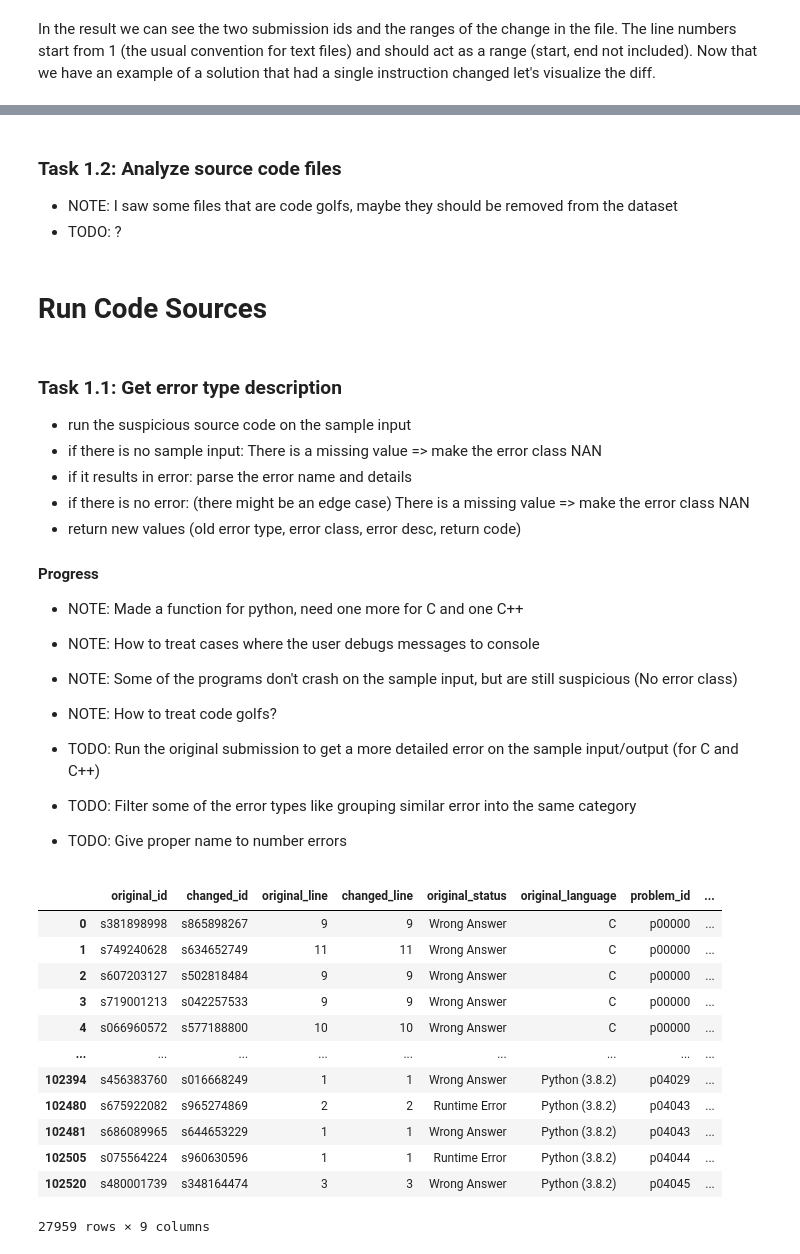
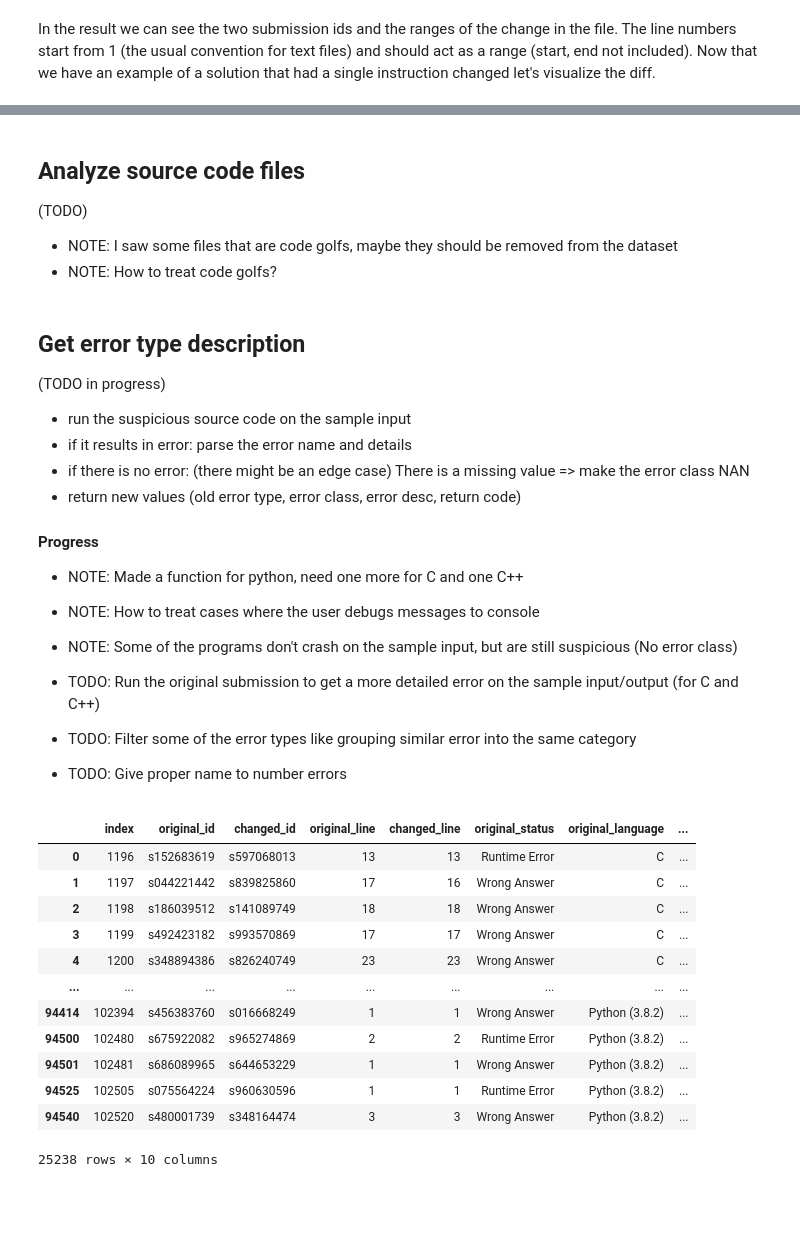
Before and after one commit to alexjercan/bug-detection, a Jupyter notebook: BugDetection.ipynb, the cells around one changed output, grey strips where cells are left out. Saved outputs shown, nothing was run; the diff lists cells and outputs as text; code cells hidden in the pictures; blank space fills up the shorter version.

Commit message:
updated the notebook
added more exploration data
looked at more examples of code
cleaned the problems that had no input samples
cleaned the problems that had no description

```diff
--- a/BugDetection.ipynb
+++ b/BugDetection.ipynb
@@ -107,0 +124,4 @@ We can see that we have around 4000 problems with 2 thirds coming from the AIZU
+# %%
+problem_list_df['time_limit'].fillna(problem_list_df['time_limit'].median(), inplace=True)
+problem_list_df['memory_limit'].fillna(problem_list_df['memory_limit'].median(), inplace=True)
+display(problem_list_df.isna().sum())
@@ -227,0 +413,9 @@ Now it looks like this submission was successful so let's try and find some user
+# %%
+input_mask = [os.path.exists(id2inout(problem_id)) for problem_id in problem_ids]
+input_mask_not = [not x for x in input_mask]
+
+print(f'There are {len(problem_list_df[input_mask_not])} missing input files.')
+print('Missing values for the problems without input')
+display(problem_list_df[input_mask_not].isna().sum())
+print('Missing values for the problems with input')
+display(problem_list_df[input_mask].isna().sum())
@@ -227,0 +462,9 @@ Now it looks like this submission was successful so let's try and find some user
+# %%
+# Since the problems with missing input include those with missing name we can just drop those
+problem_list_df = problem_list_df[input_mask]
+
+print(f"We have {len(problem_list_df)} problems")
+print('The distribution of the datasets is')
+print(problem_list_df['dataset'].value_counts(normalize=True))
+display(problem_list_df.head())
+display(problem_list_df.isna().sum())
@@ -648,8 +1061,6 @@ generated_pairs_path = input_path + 'data.csv'
 # %%
 output = generated_pairs_path
 
-problem_list_df = pd.read_csv(metadata_path + 'problem_list.csv')
-problem_list_df.set_index('id', inplace=True)
 problem_ids = problem_list_df.index.unique()
 
 columns = ['original_id', 'changed_id', 'original_line', 'changed_line', 'original_status', 'original_language']
@@ -760,13 +1172,12 @@ So we can see that after running this preprocessing function on all the problems
 # %% [markdown]
-### Task 1.2: Analyze source code files
+## Analyze source code files
+(TODO)
 - NOTE: I saw some files that are code golfs, maybe they should be removed from the dataset
-- TODO: ?
+- NOTE: How to treat code golfs?
-# %% [markdown]
-# Run Code Sources
 # %% [markdown]
-### Task 1.1: Get error type description
+## Get error type description
+(TODO in progress)
 - run the suspicious source code on the sample input
-- if there is no sample input: There is a missing value => make the error class NAN
 - if it results in error: parse the error name and details
 - if there is no error: (there might be an edge case) There is a missing value => make the error class NAN
 - return new values (old error type, error class, error desc, return code)
@@ -776,41 +1187,35 @@ So we can see that after running this preprocessing function on all the problems
 - NOTE: Made a function for python, need one more for C and one C++
 - NOTE: How to treat cases where the user debugs messages to console
 - NOTE: Some of the programs don't crash on the sample input, but are still suspicious (No error class)
-- NOTE: How to treat code golfs?
 
 - TODO: Run the original submission to get a more detailed error on the sample input/output (for C and C++)
 - TODO: Filter some of the error types like grouping similar error into the same category
 - TODO: Give proper name to number errors
 # %%
-# Load the problem list table as a csv
-problem_list_df = pd.read_csv(metadata_path + 'problem_list.csv')
-problem_list_df.set_index('id', inplace=True)
-
-problem_list_df['time_limit'].fillna(1.0, inplace=True)
 problem_list_df['time_limit_s'] = problem_list_df['time_limit'] / 1000
 
 df = pd.read_csv(generated_pairs_path)
 
 # Eventually I will want to load all languages here
 p_df = df[(df['original_language'] == 'Python3') |
            (df['original_language'] == 'Python') |
            (df['original_language'] == 'Python (3.8.2)') |
            (df['original_language'] == 'C')
            # TODO: ADD C AND C++ HERE after testing in sandbox
          ]
 p_df
 # %% [output]
-|  | original_id | changed_id | original_line | changed_line | original_status | original_language | problem_id | ... |
-| 0 | s381898998 | s865898267 | 9 | 9 | Wrong Answer | C | p00000 | ... |
-| 1 | s749240628 | s634652749 | 11 | 11 | Wrong Answer | C | p00000 | ... |
-| 2 | s607203127 | s502818484 | 9 | 9 | Wrong Answer | C | p00000 | ... |
-| 3 | s719001213 | s042257533 | 9 | 9 | Wrong Answer | C | p00000 | ... |
-| 4 | s066960572 | s577188800 | 10 | 10 | Wrong Answer | C | p00000 | ... |
+|  | index | original_id | changed_id | original_line | changed_line | original_status | original_language | ... |
+| 0 | 1196 | s152683619 | s597068013 | 13 | 13 | Runtime Error | C | ... |
+| 1 | 1197 | s044221442 | s839825860 | 17 | 16 | Wrong Answer | C | ... |
+| 2 | 1198 | s186039512 | s141089749 | 18 | 18 | Wrong Answer | C | ... |
+| 3 | 1199 | s492423182 | s993570869 | 17 | 17 | Wrong Answer | C | ... |
+| 4 | 1200 | s348894386 | s826240749 | 23 | 23 | Wrong Answer | C | ... |
 | ... | ... | ... | ... | ... | ... | ... | ... | ... |
-| 102394 | s456383760 | s016668249 | 1 | 1 | Wrong Answer | Python (3.8.2) | p04029 | ... |
-| 102480 | s675922082 | s965274869 | 2 | 2 | Runtime Error | Python (3.8.2) | p04043 | ... |
-| 102481 | s686089965 | s644653229 | 1 | 1 | Wrong Answer | Python (3.8.2) | p04043 | ... |
-| 102505 | s075564224 | s960630596 | 1 | 1 | Runtime Error | Python (3.8.2) | p04044 | ... |
-| 102520 | s480001739 | s348164474 | 3 | 3 | Wrong Answer | Python (3.8.2) | p04045 | ... |
+| 94414 | 102394 | s456383760 | s016668249 | 1 | 1 | Wrong Answer | Python (3.8.2) | ... |
+| 94500 | 102480 | s675922082 | s965274869 | 2 | 2 | Runtime Error | Python (3.8.2) | ... |
+| 94501 | 102481 | s686089965 | s644653229 | 1 | 1 | Wrong Answer | Python (3.8.2) | ... |
+| 94525 | 102505 | s075564224 | s960630596 | 1 | 1 | Runtime Error | Python (3.8.2) | ... |
+| 94540 | 102520 | s480001739 | s348164474 | 3 | 3 | Wrong Answer | Python (3.8.2) | ... |
-27959 rows × 9 columns
+25238 rows × 10 columns
 # %%
```
Also changed, not shown: parts of 95 cells of this notebook.
